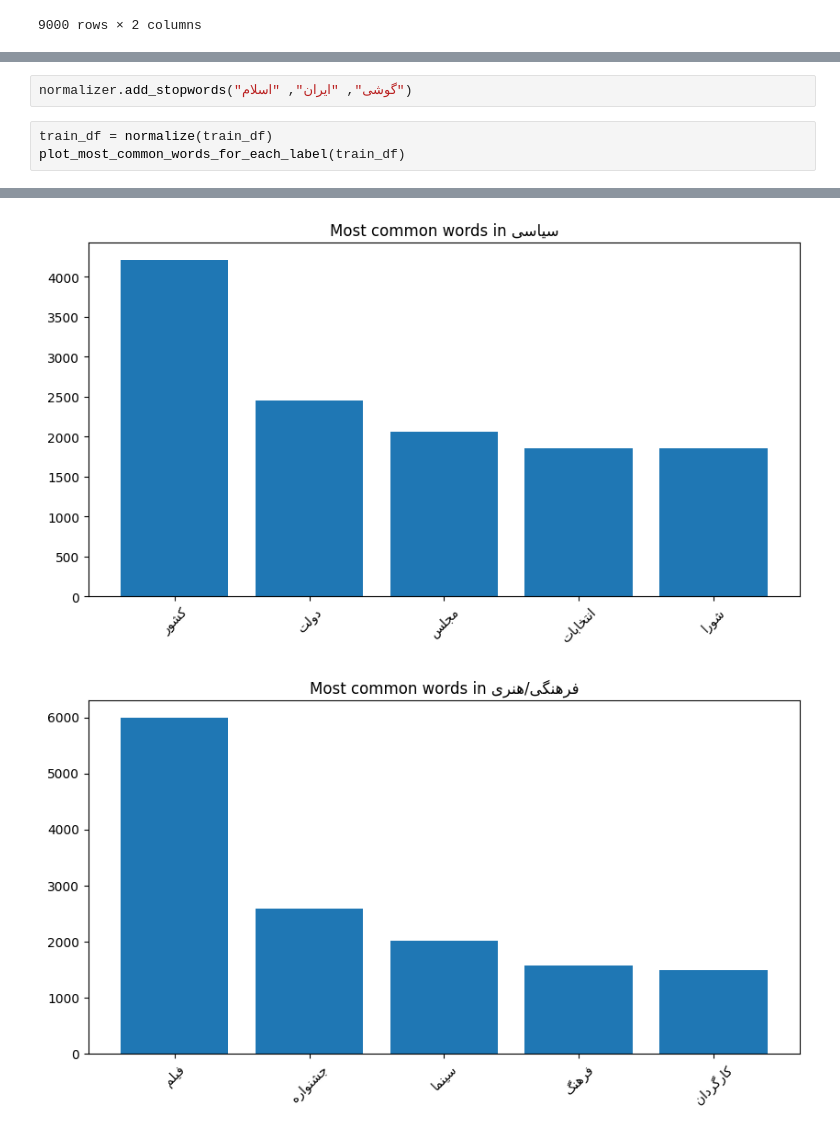
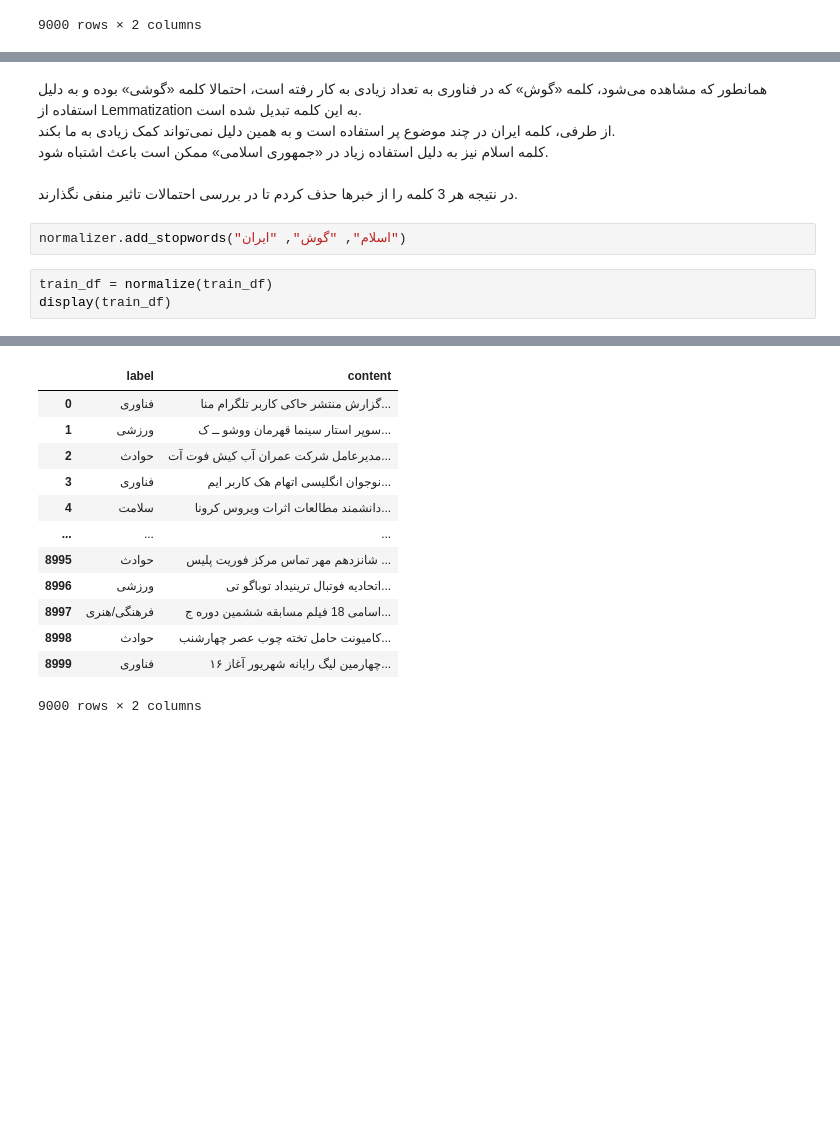
Before and after one commit to PashaBarahimi/Artificial-Intelligence-Projects, a Jupyter notebook: CA4 - Naive Bayes/AI-CA4-810199385.ipynb, the cells around one changed output, grey strips where cells are left out. Cells and saved outputs as stored; diff of their text form; blank space fills up the shorter version.

```diff
--- a/CA4 - Naive Bayes/AI-CA4-810199385.ipynb
+++ b/CA4 - Naive Bayes/AI-CA4-810199385.ipynb
@@ -146,6 +295,15 @@ plot_most_common_words_for_each_label(train_df)
+# %% [markdown]
+<div dir='rtl'>
+همانطور که مشاهده می‌شود، کلمه «گوش» که در فناوری به تعداد زیادی به کار رفته است، احتمالا کلمه «گوشی» بوده و به دلیل استفاده از
+Lemmatization
+به این کلمه تبدیل شده است.<br/>
+از طرفی، کلمه ایران در چند موضوع پر استفاده است و به همین دلیل نمی‌تواند کمک زیادی به ما بکند.<br/>
+کلمه اسلام نیز به دلیل استفاده زیاد در «جمهوری اسلامی» ممکن است باعث اشتباه شود.<br/><br/>
+در نتیجه هر 3 کلمه را از خبرها حذف کردم تا در بررسی احتمالات تاثیر منفی نگذارند.
+</div>
 # %%
-normalizer.add_stopwords("گوشی", "ایران", "اسلام")
+normalizer.add_stopwords("اسلام", "گوش", "ایران")
 # %%
 train_df = normalize(train_df)
-plot_most_common_words_for_each_label(train_df)
+display(train_df)
 # %% [output]
@@ -156,2 +310,13 @@ plot_most_common_words_for_each_label(train_df)
-[figure, removed]
-[figure, removed]
+|  | label | content |
+| 0 | فناوری | گزارش منتشر حاکی کاربر تلگرام منا... |
+| 1 | ورزشی | سوپر استار سینما قهرمان ووشو ــ ک... |
+| 2 | حوادث | مدیرعامل شرکت عمران آب کیش فوت آت... |
+| 3 | فناوری | نوجوان انگلیسی اتهام هک کاربر ایم... |
+| 4 | سلامت | دانشمند مطالعات اثرات ویروس کرونا... |
+| ... | ... | ... |
+| 8995 | حوادث | شانزدهم مهر تماس مرکز فوریت پلیس ... |
+| 8996 | ورزشی | اتحادیه فوتبال ترینیداد توباگو تی... |
+| 8997 | فرهنگی/هنری | اسامی 18 فیلم مسابقه ششمین دوره ج... |
+| 8998 | حوادث | کامیونت حامل تخته چوب عصر چهارشنب... |
+| 8999 | فناوری | چهارمین لیگ رایانه شهریور آغاز ۱۶... |
+9000 rows × 2 columns
```
Also changed, not shown: parts of 21 cells of this notebook.
